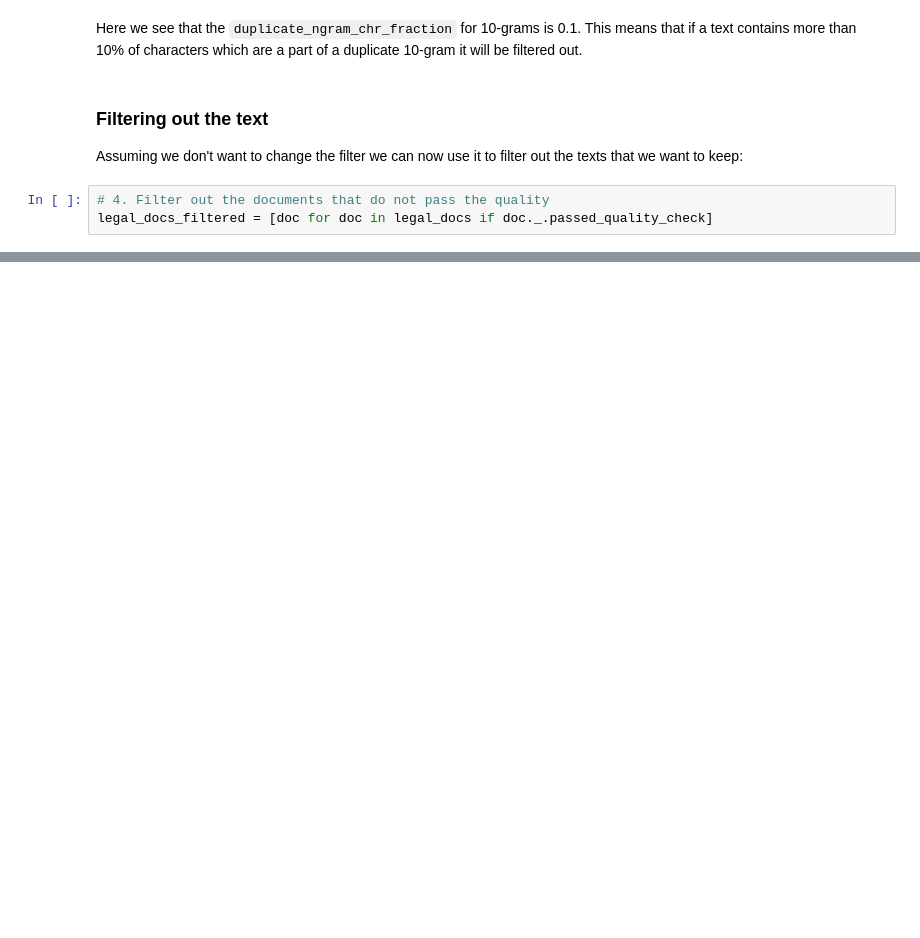
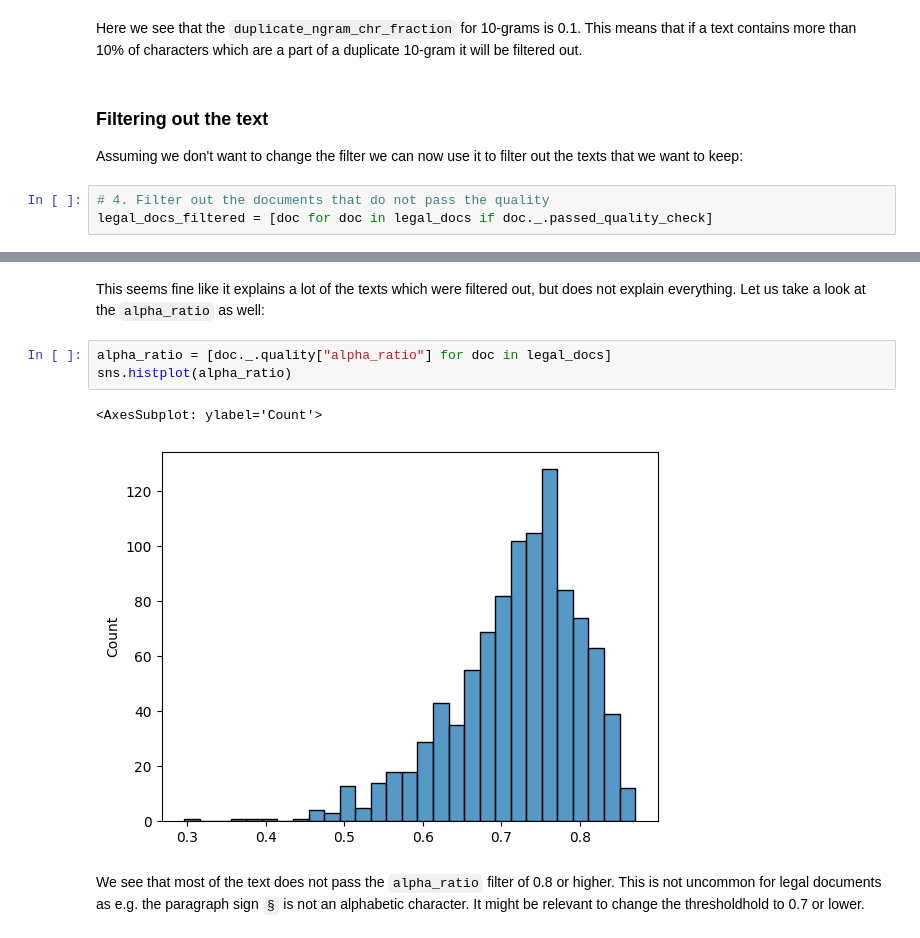
Before and after one commit to HLasse/TextDescriptives, a Jupyter notebook: docs/tutorials/filter_corpus_using_quality.ipynb, the cells around one changed output, grey strips where cells are left out. Drawn from its saved outputs; the diff is of its cells as text; blank space fills up the shorter version.

```diff
--- a/docs/tutorials/filter_corpus_using_quality.ipynb
+++ b/docs/tutorials/filter_corpus_using_quality.ipynb
@@ -173,0 +175,10 @@ We had a total of 1000 which we filtered down to 68.
+# %% [markdown]
+This seems fine like it explains a lot of the texts which were filtered out, but does not explain everything. Let us take a look at the `alpha_ratio` as well:
+# %%
+alpha_ratio = [doc._.quality["alpha_ratio"] for doc in legal_docs]
+sns.histplot(alpha_ratio)
+# %% [output]
+<AxesSubplot: ylabel='Count'>
+[figure, added]
+# %% [markdown]
+We see that most of the text does not pass the `alpha_ratio` filter of 0.8 or higher. This is not uncommon for legal documents as e.g. the paragraph sign `§` is not an alphabetic character. It might be relevant to change the thresholdhold to 0.7 or lower.
```
Also changed, not shown: parts of 22 cells of this notebook, 1 other file.
